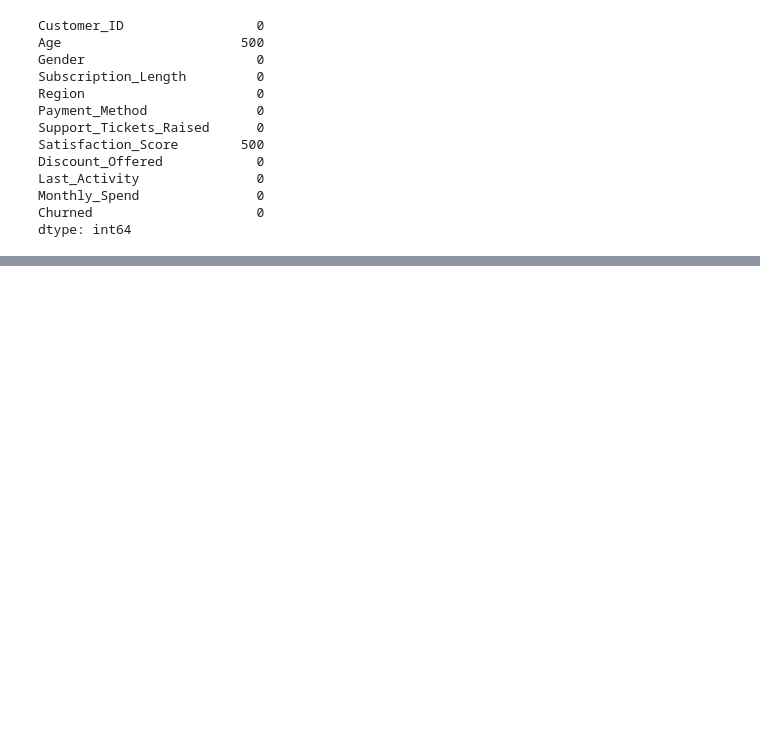
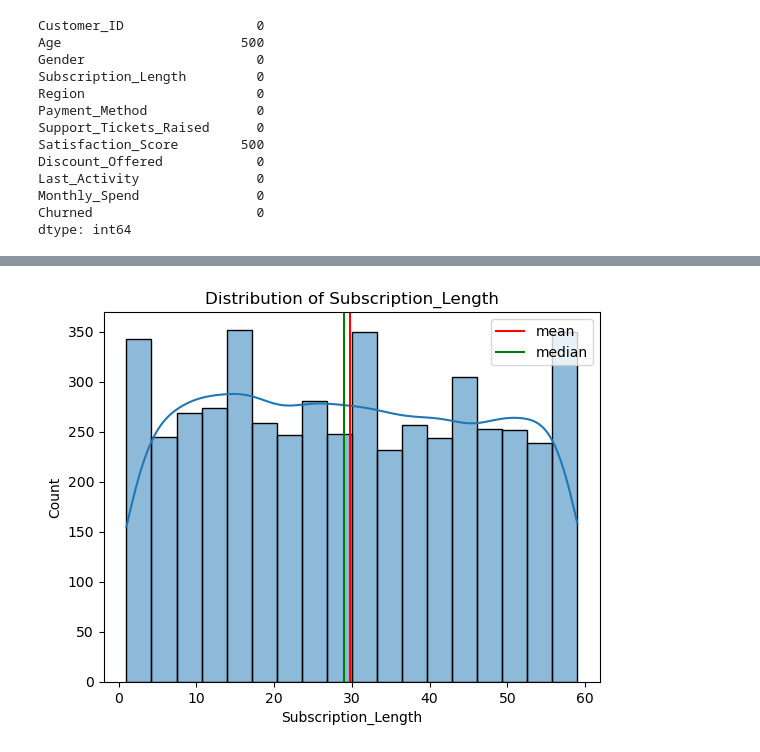
Before and after one commit to Udehlee/customer-retention-ML, a Jupyter notebook: notebooks/streaming_churn_retention.ipynb, the cells around one changed output, grey strips where cells are left out. Cells and saved outputs as stored; diff of their text form; code cells hidden in the pictures; blank space fills up the shorter version.

```diff
--- a/notebooks/streaming_churn_retention.ipynb
+++ b/notebooks/streaming_churn_retention.ipynb
@@ -72,0 +159,4 @@ dtype: int64
+# %%
+plot_histogram(df, "Subscription_Length")
+# %% [output]
+[figure, added]
```
Also changed, not shown: parts of 17 cells of this notebook.
